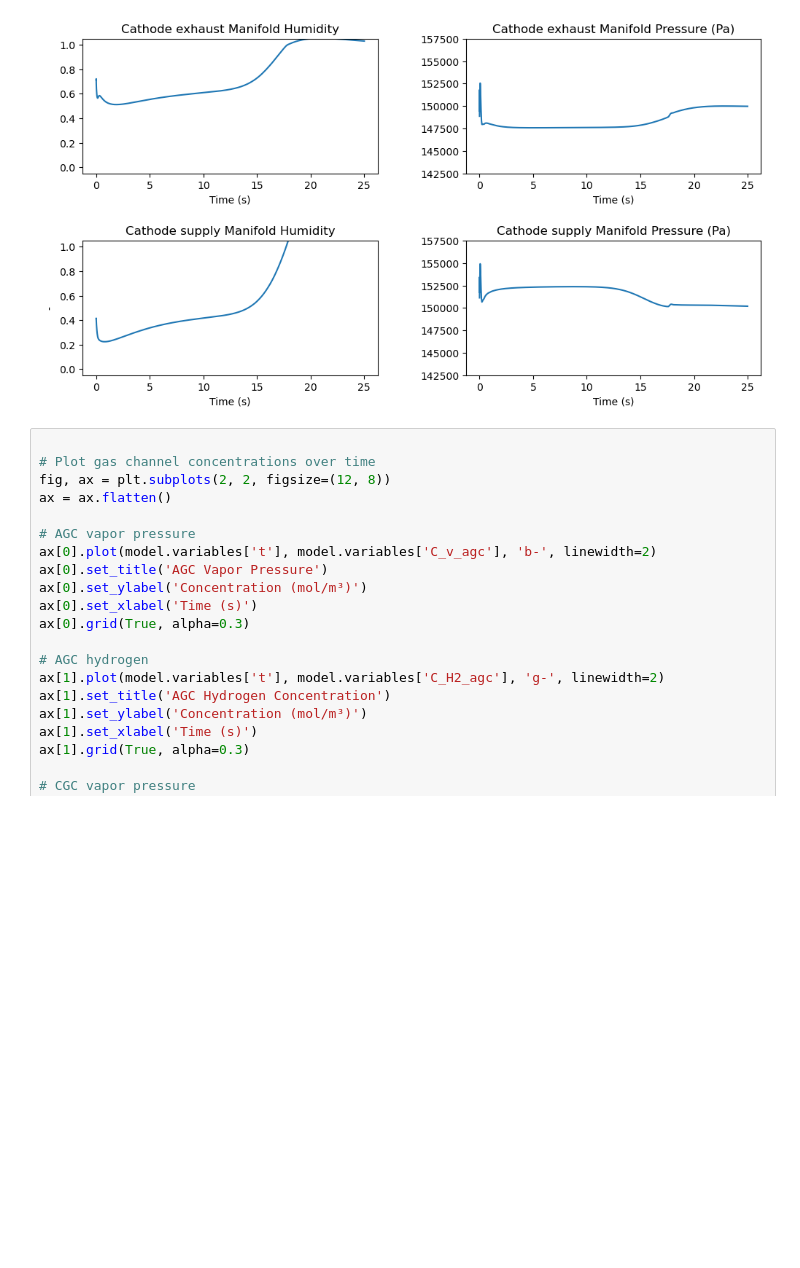
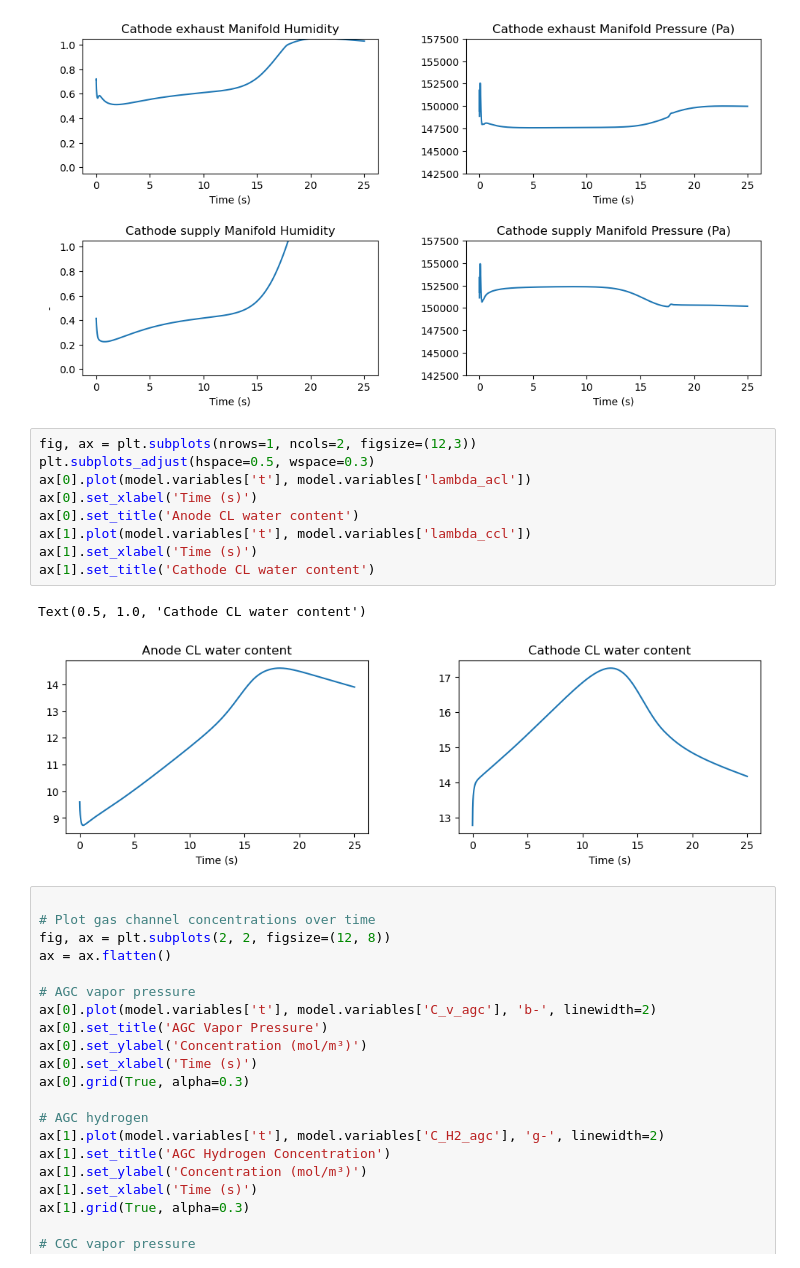
Before and after one commit to YuKwanH/DS-AlphaPEM, a Jupyter notebook: main.ipynb, the cells around one changed output. Saved outputs shown, nothing was run; the diff lists cells and outputs as text; blank space fills up the shorter version.

```diff
--- a/main.ipynb
+++ b/main.ipynb
@@ -112,6 +112,18 @@ ax[1,1].set_ylim(operating_inputs["Pc_des"] * 0.95, operating_inputs["Pc_des"] *
 # %% [output]
 (142500.0, 157500.0)
 [figure]
+# %%
+fig, ax = plt.subplots(nrows=1, ncols=2, figsize=(12,3))
+plt.subplots_adjust(hspace=0.5, wspace=0.3)
+ax[0].plot(model.variables['t'], model.variables['lambda_acl'])
+ax[0].set_xlabel('Time (s)')
+ax[0].set_title('Anode CL water content')
+ax[1].plot(model.variables['t'], model.variables['lambda_ccl'])
+ax[1].set_xlabel('Time (s)')
+ax[1].set_title('Cathode CL water content')
+# %% [output]
+Text(0.5, 1.0, 'Cathode CL water content')
+[figure, added]
 # %%
 
 # Plot gas channel concentrations over time
```
Also changed, not shown: 2 other files.
